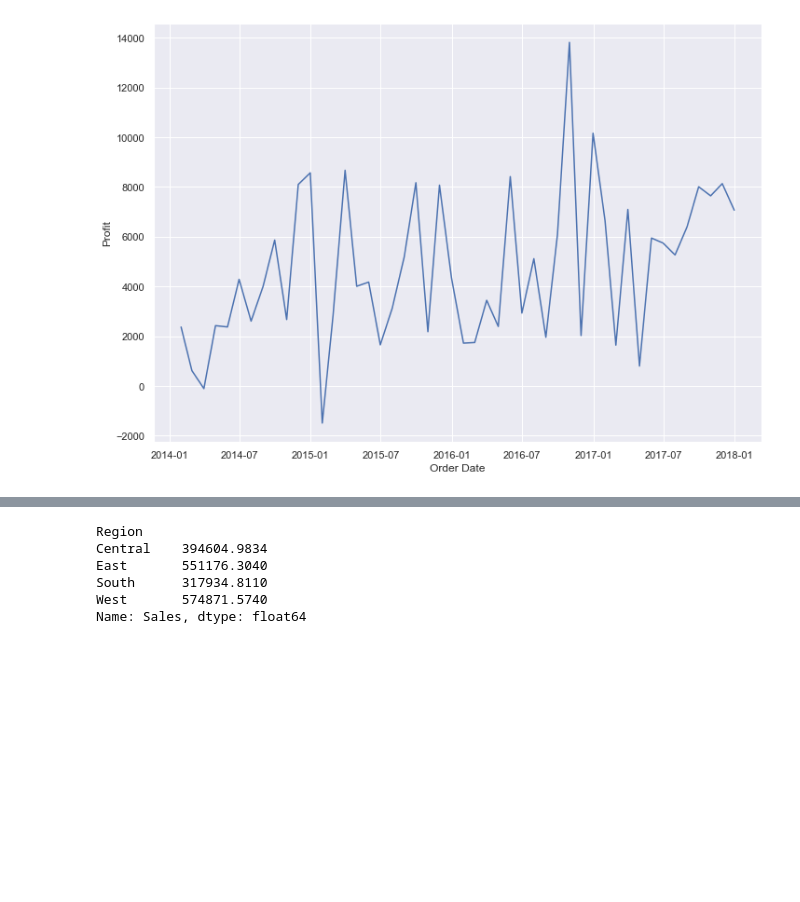
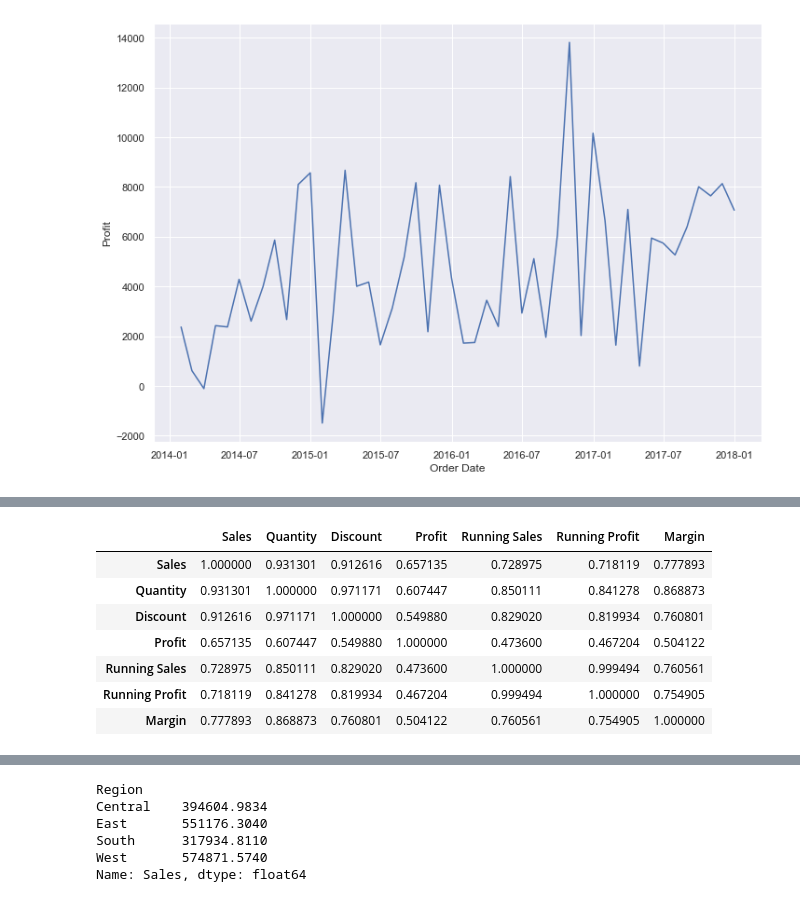
Before and after one commit to WickedoneC/Misc, a Jupyter notebook: DC_DAP/Untitled.ipynb, the cells around one changed output, grey strips where cells are left out. Cells and saved outputs as stored; diff of their text form; code cells hidden in the pictures; blank space fills up the shorter version.

```diff
--- a/DC_DAP/Untitled.ipynb
+++ b/DC_DAP/Untitled.ipynb
@@ -342,0 +368,11 @@ plt.show()
+# %%
+df3.corr()
+# %% [output]
+|  | Sales | Quantity | Discount | Profit | Running Sales | Running Profit | Margin |
+| Sales | 1.000000 | 0.931301 | 0.912616 | 0.657135 | 0.728975 | 0.718119 | 0.777893 |
+| Quantity | 0.931301 | 1.000000 | 0.971171 | 0.607447 | 0.850111 | 0.841278 | 0.868873 |
+| Discount | 0.912616 | 0.971171 | 1.000000 | 0.549880 | 0.829020 | 0.819934 | 0.760801 |
+| Profit | 0.657135 | 0.607447 | 0.549880 | 1.000000 | 0.473600 | 0.467204 | 0.504122 |
+| Running Sales | 0.728975 | 0.850111 | 0.829020 | 0.473600 | 1.000000 | 0.999494 | 0.760561 |
+| Running Profit | 0.718119 | 0.841278 | 0.819934 | 0.467204 | 0.999494 | 1.000000 | 0.754905 |
+| Margin | 0.777893 | 0.868873 | 0.760801 | 0.504122 | 0.760561 | 0.754905 | 1.000000 |
```
Also changed, not shown: parts of 4 cells of this notebook.
